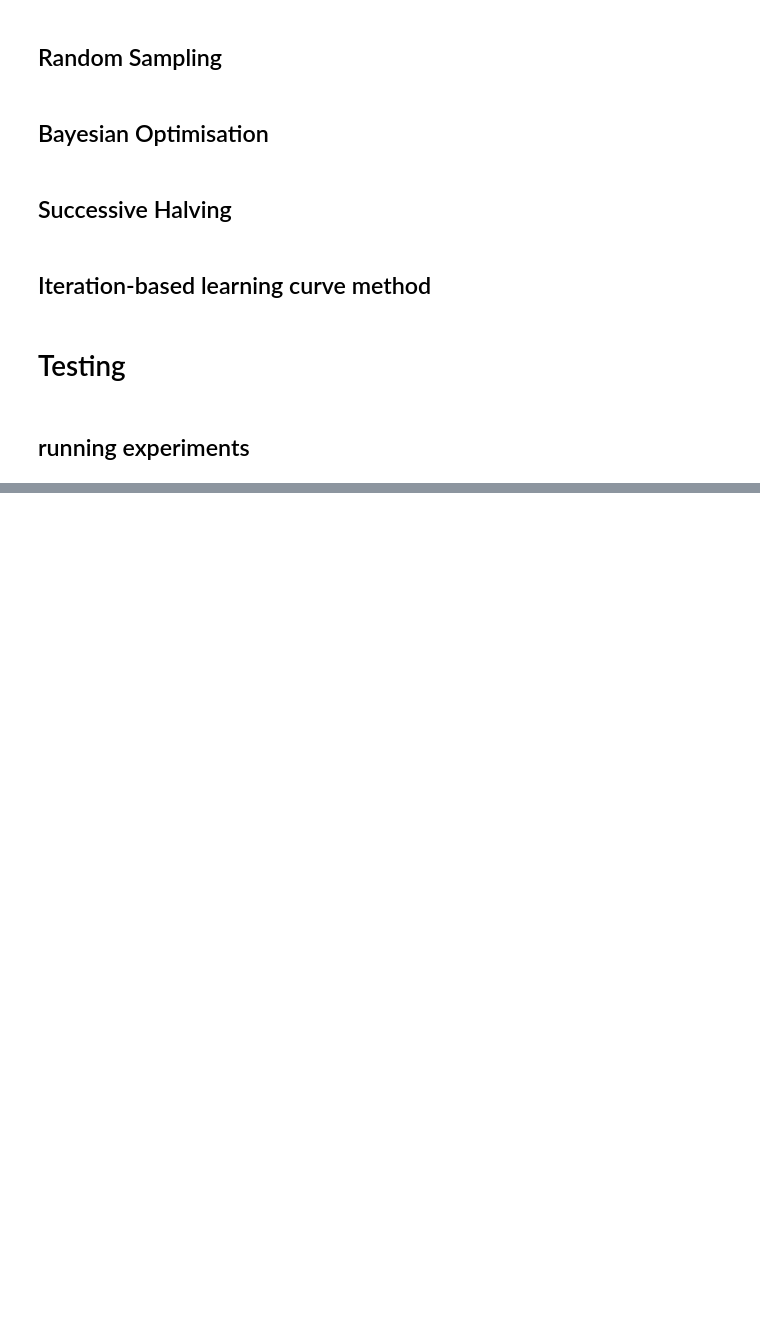
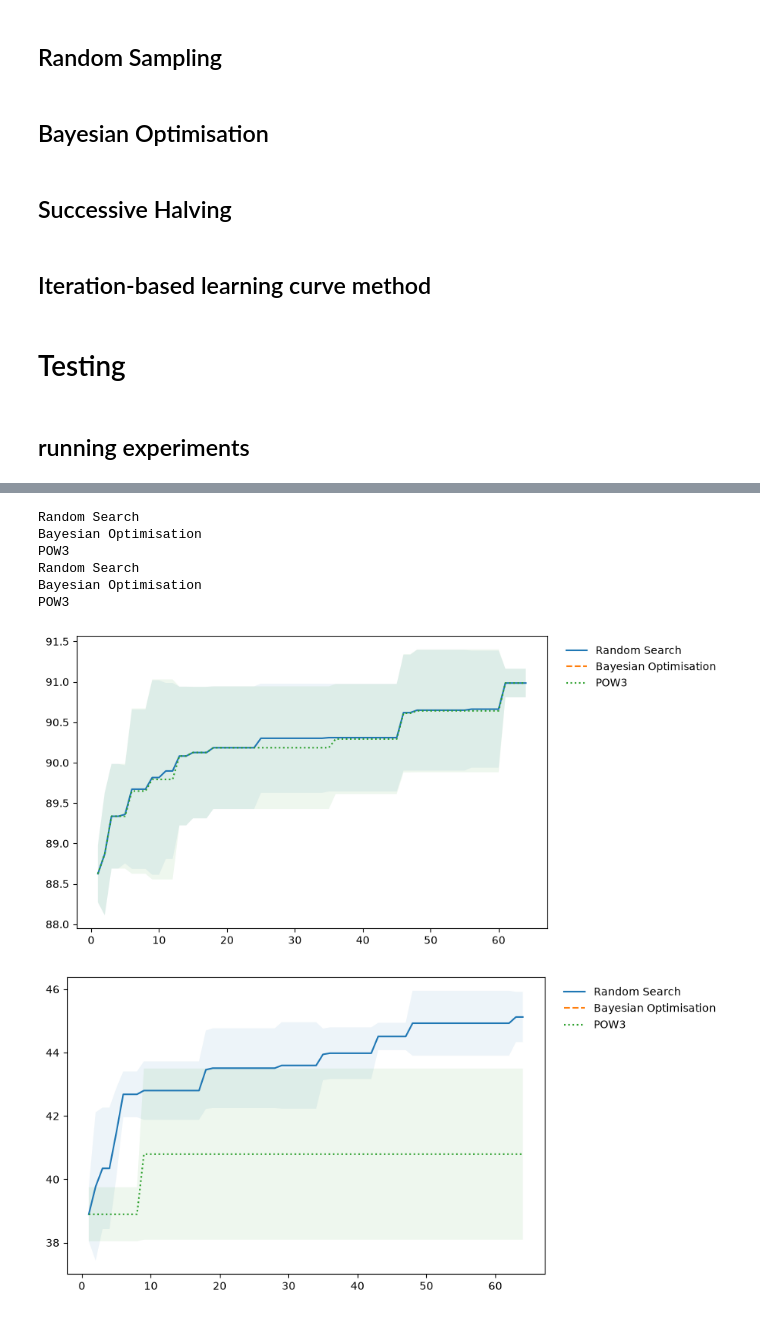
Before and after one commit to MrHydrion/AutoML-assignment2, a Jupyter notebook: A2.ipynb, the cells around one changed output, grey strips where cells are left out. Saved outputs shown, nothing was run; the diff lists cells and outputs as text; code cells hidden in the pictures; blank space fills up the shorter version.

Commit message:
working on some figures

```diff
--- a/A2.ipynb
+++ b/A2.ipynb
@@ -169,6 +170,11 @@ def bayesian_optimization(seed, hp_schedule, n_evals, dataset):
 
         return encoded[0]
 
+    all_architectures = np.array([
+        encode_architecture(idx)
+        for idx in range(len(api))
+    ])
+
 
     #surgorate model init
     gp = GaussianProcessRegressor(
@@ -182,10 +188,7 @@ def bayesian_optimization(seed, hp_schedule, n_evals, dataset):
     initial_indices = rng.choice(len(api), size=size, replace=False) # rn 10 but we can change this
     used_idx = set(int(idx) for idx in initial_indices)
 
-    X = np.array([
-         encode_architecture(int(idx))
-         for idx in initial_indices
-    ]) # features
+    X = all_architectures[initial_indices]
 
     y = [] # result of valid accuray
 
@@ -224,10 +227,7 @@ def bayesian_optimization(seed, hp_schedule, n_evals, dataset):
             if idx not in used_idx
         ]
 
-        X_candidates =  np.array([
-            encode_architecture(idx)
-            for idx in candidate_indices
-        ])
+        X_candidates = all_architectures[candidate_indices]
 
         mean, std = gp.predict(X_candidates, return_std=True)
         ucb = UCB(mean, std, k=2)
@@ -237,7 +237,7 @@ def bayesian_optimization(seed, hp_schedule, n_evals, dataset):
 
 
         used_idx.add(candidate)
-        X = np.vstack([X , encode_architecture(candidate)])
+        X = np.vstack([X, all_architectures[candidate]])
         info = api.get_more_info(int(candidate), name, hp=hp_schedule, is_random=False)
         y.append(info["valid-accuracy"])
 
@@ -455,7 +474,7 @@ def iterative_learning_curve(seed, hp_schedule, n_evals, dataset, step_size):
 # for now we do 3 seeds and 2 databases
 DATASETS = ['cifar10', 'ImageNet16-120'] # different image sizes and data characterisitc
 SEEDS = [20, 21, 22]
-N_CONFIGS = 32 # amount of architectures evaluated # probabbly do a different one
+N_CONFIGS = 64 # amount of architectures evaluated # probabbly do a different one
 HP_SCHEDULE = 200 # amount of epochs there is being trainted on
 
 def experiment(function, **kwargs):
@@ -559,0 +735,49 @@ for epoch in [19, 39, 59, 199]:
+# %%
+# some of the historys have more than n_evals, that why we will take the last of each one
+history_eval = (history_df
+                .sort_values("computation_cost") # done since we want the last done to be defintly the on that was performed last
+                .groupby(
+                    ["method","dataset","seed", "evaluation" ],
+                    as_index=False)
+                ).last()
+
+methods = ["Random Search", "Bayesian Optimisation", "POW3"]
+
+styles = {
+    "Random Search": {"linestyle": "-", "marker": None},
+    "Bayesian Optimisation": {"linestyle": "--", "marker": None},
+    "POW3": {"linestyle": ":", "marker": None}
+} #s
+
+for dataset in DATASETS:
+    plt.figure(figsize=(8, 5))
+
+    for method in methods:
+        print(method)
+        data = history_eval[
+            (history_eval["dataset"] == dataset ) &
+            (history_eval["method"] == method)
+        ]
+
+        stats = (
+            data.groupby("evaluation")["best_val_accuracy"]
+            .agg(["mean", "std"])
+        )
+
+        plt.plot(stats.index, stats["mean"], label=method, **styles[method])
+        plt.fill_between(stats.index, stats["mean"] - stats["std"], stats["mean"] + stats["std"], alpha=0.08)
+
+    plt.legend(
+        loc="upper left",
+        bbox_to_anchor=(1.02, 1),
+        frameon=False
+    )
+# %% [output]
+Random Search
+Bayesian Optimisation
+POW3
+Random Search
+Bayesian Optimisation
+POW3
+[figure, added]
+[figure, added]
```
Also changed, not shown: parts of 6 cells of this notebook, 3 other files.
